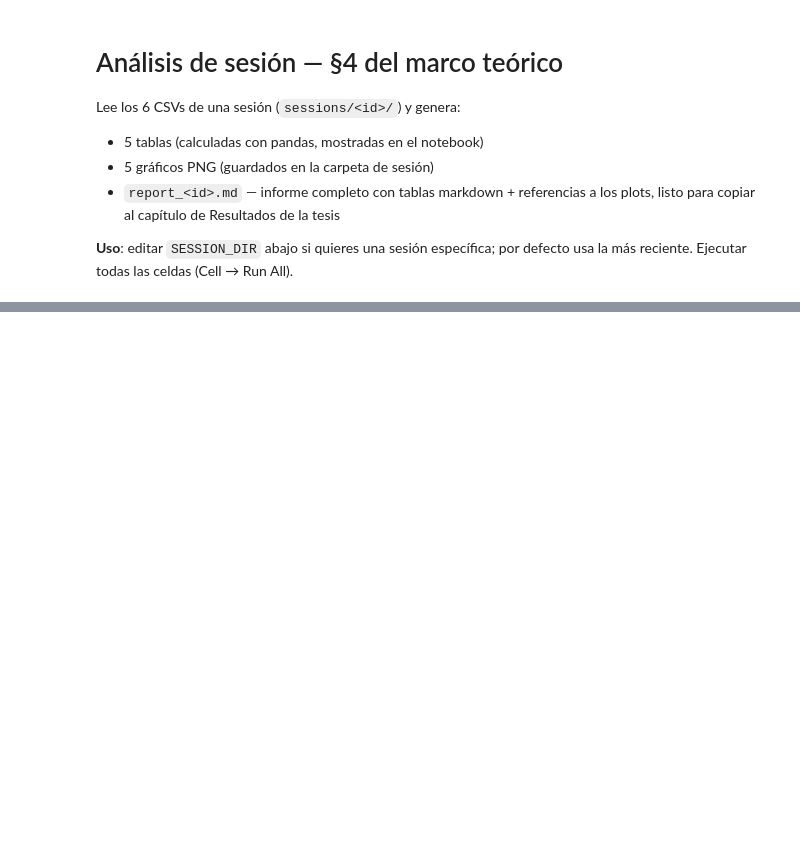
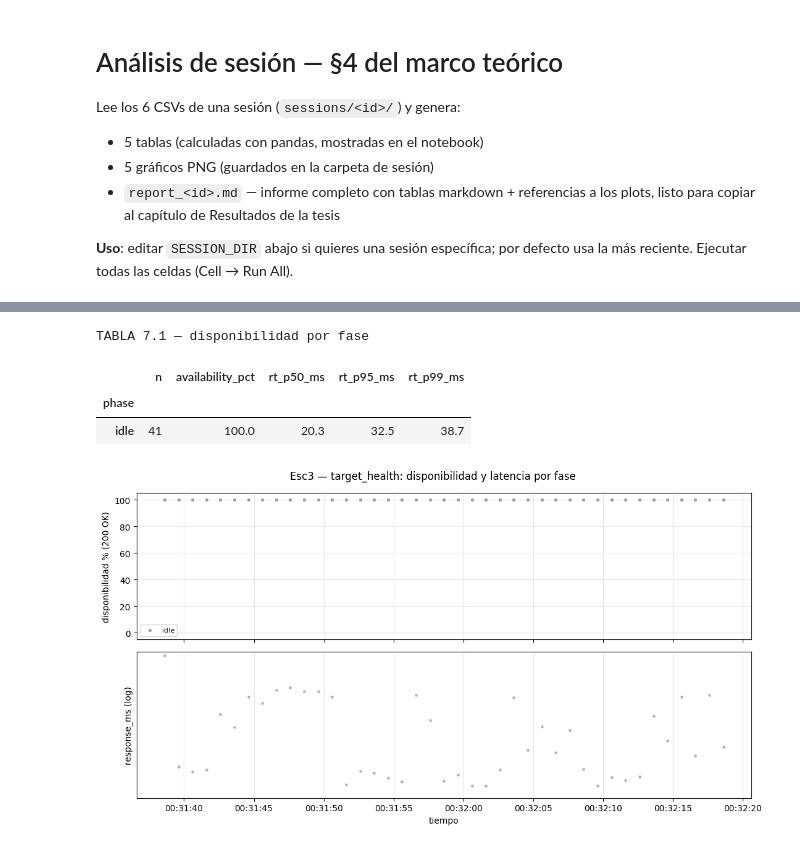
Before and after one commit to jeanpollcardosochiriboga/tesis_metrics, a Jupyter notebook: analyze_executed.ipynb, the cells around one changed output, grey strips where cells are left out. Saved outputs shown, nothing was run; the diff lists cells and outputs as text; code cells hidden in the pictures; blank space fills up the shorter version.

```diff
--- a/analyze_executed.ipynb
+++ b/analyze_executed.ipynb
@@ -377,3 +384,17 @@ REPORT.append('- La capacidad sintética (`loadgen`) corre desde la laptop conec
 REPORT.append('- El RAM del contenedor se mide con `psutil` sobre los PIDs porque el controlador `memory` de cgroup v2 está desactivado por defecto en Raspberry Pi OS.')
 REPORT.append('')
 REPORT.append(f'**Datos crudos:** `sessions/{SESSION_DIR.name}/*.csv`')
+# %%
+# === CSVs nuevos (item 4-6 del README de mañana) ===
+target_health = load('target_health.csv')
+esc3_snaps    = load('esc3_stats_snapshot.csv')
+audit_users   = load('auditoria_usuarios.csv')
+email_capt    = load('email_capturas.csv')
+email_env     = load('email_envios.csv')
+email_clk     = load('email_clicks.csv')
+docker_ev     = load('docker_events.csv')
+
+for df in (target_health, esc3_snaps, audit_users, email_capt, email_env, email_clk, docker_ev):
+    if not df.empty and 'ts' in df.columns:
+        df['ts'] = pd.to_numeric(df['ts'], errors='coerce')
+        df['dt'] = pd.to_datetime(df['ts'], unit='s')
@@ -379,0 +409,39 @@ REPORT.append(f'**Datos crudos:** `sessions/{SESSION_DIR.name}/*.csv`')
+# %%
+# === Esc3 — Disponibilidad del target durante ataque (target_health.csv) ===
+REPORT.append('## 7. Esc3 — Disponibilidad del target Flask\n')
+if not target_health.empty:
+    th = target_health.copy()
+    th['ok'] = (th['status_code'] == 200).astype(int)
+    by_phase = th.groupby('phase').agg(
+        n=('status_code', 'count'),
+        availability_pct=('ok', lambda x: round(x.mean()*100, 2)),
+        rt_p50_ms=('response_ms', lambda x: round(np.percentile(x, 50), 1)),
+        rt_p95_ms=('response_ms', lambda x: round(np.percentile(x, 95), 1)),
+        rt_p99_ms=('response_ms', lambda x: round(np.percentile(x, 99), 1)),
+    )
+    print('TABLA 7.1 — disponibilidad por fase'); display(by_phase)
+    REPORT.append('**Tabla 7.1.** Disponibilidad y latencia del target Flask por fase.\n')
+    REPORT.append(md_table(by_phase) + '\n')
+
+    fig, (ax1, ax2) = plt.subplots(2, 1, figsize=(11, 6), sharex=True)
+    colors = {'idle': '#888', 'ataque': '#cc2222', 'protegido': '#1b7a1b', 'unknown': '#bbb'}
+    for phase, g in th.groupby('phase'):
+        ax1.scatter(g['dt'], g['ok']*100, s=8, color=colors.get(phase, '#bbb'), label=phase, alpha=0.7)
+        ax2.scatter(g['dt'], g['response_ms'], s=6, color=colors.get(phase, '#bbb'), alpha=0.5)
+    ax1.set_ylabel('disponibilidad % (200 OK)')
+    ax1.set_ylim(-5, 105); ax1.legend(loc='lower left', fontsize=8); ax1.grid(alpha=0.3)
+    ax2.set_yscale('symlog'); ax2.set_ylabel('response_ms (log)')
+    ax2.set_xlabel('tiempo'); ax2.grid(alpha=0.3)
+    fig.suptitle('Esc3 — target_health: disponibilidad y latencia por fase')
+    plt.tight_layout()
+    REPORT.append(save_plot(fig, '07_target_health_esc3.png',
+                            'Figura 7. Esc3 — disponibilidad del target Flask por fase (idle/ataque/protegido).'))
+    REPORT.append('')
+else:
+    REPORT.append('*Sin datos de target_health (escenario no era Esc3 o probe no corrió).*\n')
+# %% [output]
+TABLA 7.1 — disponibilidad por fase
+|  | n | availability_pct | rt_p50_ms | rt_p95_ms | rt_p99_ms |
+| phase |  |  |  |  |  |
+| idle | 41 | 100.0 | 20.3 | 32.5 | 38.7 |
+[figure, added]
```
Also changed, not shown: parts of 15 cells of this notebook, 41 other files.
